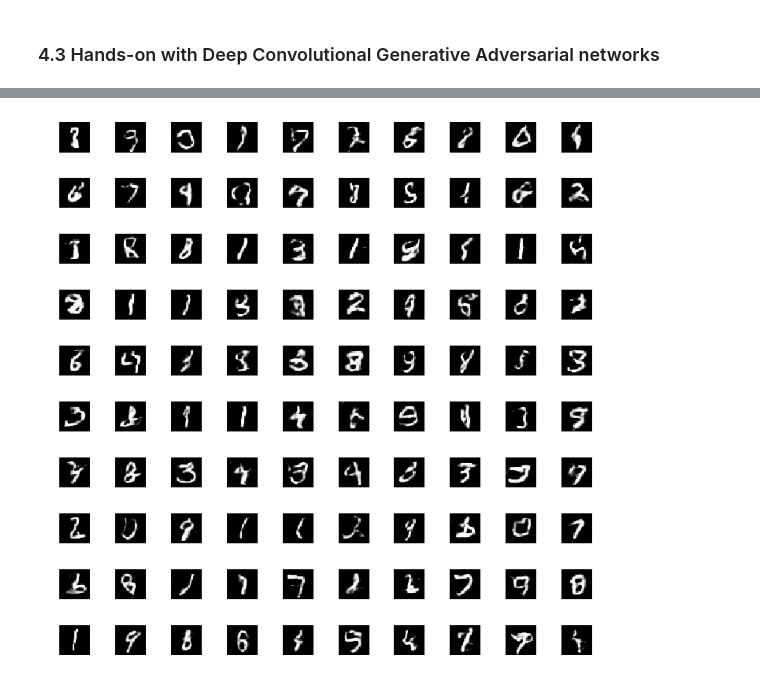
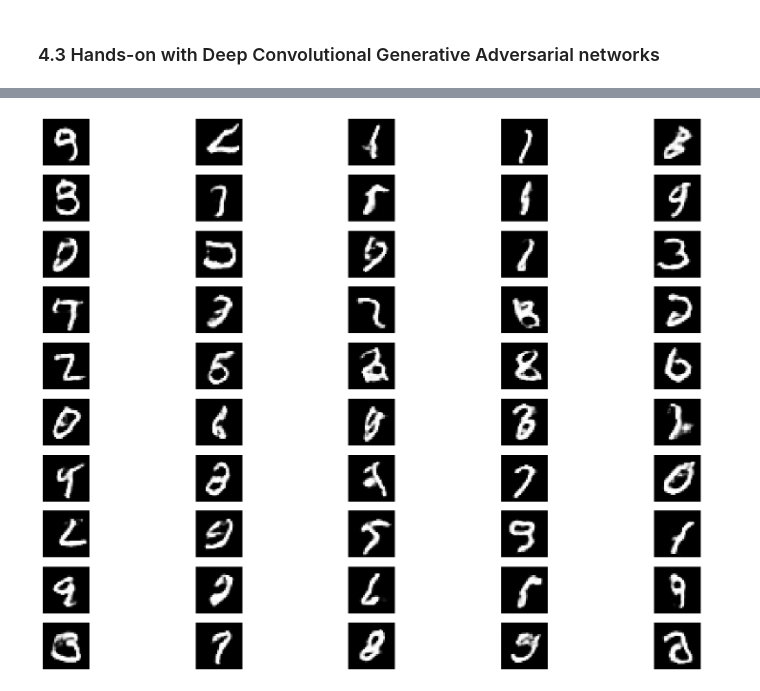
Before and after one commit to anshupandey/Computer-Vision, a Jupyter notebook: GAN and DCGAN.ipynb, the cells around one changed output, grey strips where cells are left out. Cells and saved outputs as stored; diff of their text form; code cells hidden in the pictures.

```diff
--- a/GAN and DCGAN.ipynb
+++ b/GAN and DCGAN.ipynb
@@ -462,0 +287,7 @@ discriminator.load_weights('dis_30_scaled_images.h5')
+# %%
+from tensorflow.keras.datasets import mnist
+(xtrain,ytrain),(xtest,ytest) = mnist.load_data()
+print(xtrain.shape)
+print(ytrain.shape)
+print(xtest.shape)
+print(ytest.shape)
@@ -462,0 +368,10 @@ discriminator.load_weights('dis_30_scaled_images.h5')
+# %%
+# creating GAN model using both generator and discriminators
+# create input for GAN
+dis_model.trainable = False
+gan_input = layers.Input(shape=(100,))
+x = gen_model(gan_input)
+gan_output = dis_model(x)
+gan = models.Model(inputs=gan_input,outputs=gan_output)
+gan.compile(loss="binary_crossentropy",optimizer='adam')
+gan.summary()
@@ -462,0 +394,6 @@ discriminator.load_weights('dis_30_scaled_images.h5')
+# %%
+xtrain = xtrain.reshape(60000,28,28,1)
+xtest = xtest.reshape(10000,28,28,1)
+xtrain = xtrain.astype('float32')
+# scale the images
+xtrain = (xtrain - 127.5) / 127.5
@@ -463,13 +452,11 @@ discriminator.load_weights('dis_30_scaled_images.h5')
 # %%
-def plot_output():
-    try_input = np.random.rand(100, 100)
-    preds = generator.predict(try_input)
-
-    plt.figure(figsize=(10,10))
-    for i in range(preds.shape[0]):
-        plt.subplot(10, 10, i+1)
-        plt.imshow(preds[i, :, :, 0], cmap='gray')
-        plt.axis('off')
-
-    # tight_layout minimizes the overlap between 2 sub-plots
-    plt.tight_layout()
+noise_input = np.random.rand(50,100)
+prediction = gen_model.predict(noise_input)
+print(prediction.shape)
+plt.figure(figsize=(20,15))
+for i in range(50):
+  plt.subplot(10,5,i+1)
+  plt.imshow(prediction[i,:,:,0],cmap='gray')
+  plt.axis('off')
+plt.show()
+# %% [output]
@@ -476,4 +465 @@ def plot_output():
+[figure, added]
-# %%
-plot_output()
-# %% [output]
-[figure, removed]
```
Also changed, not shown: parts of 36 cells of this notebook.
